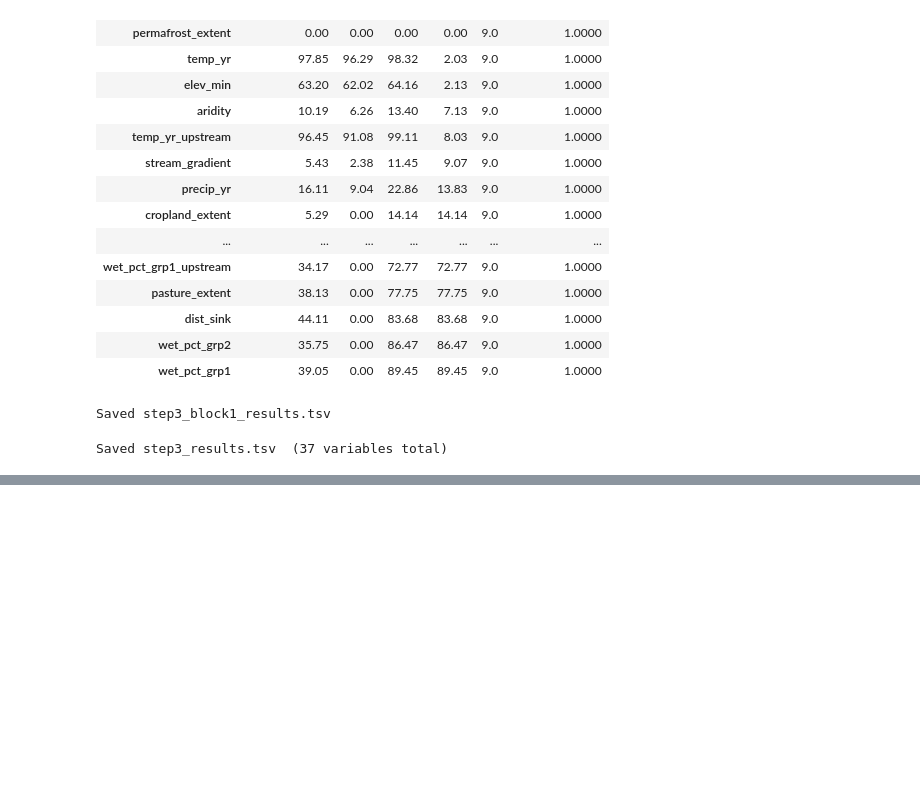
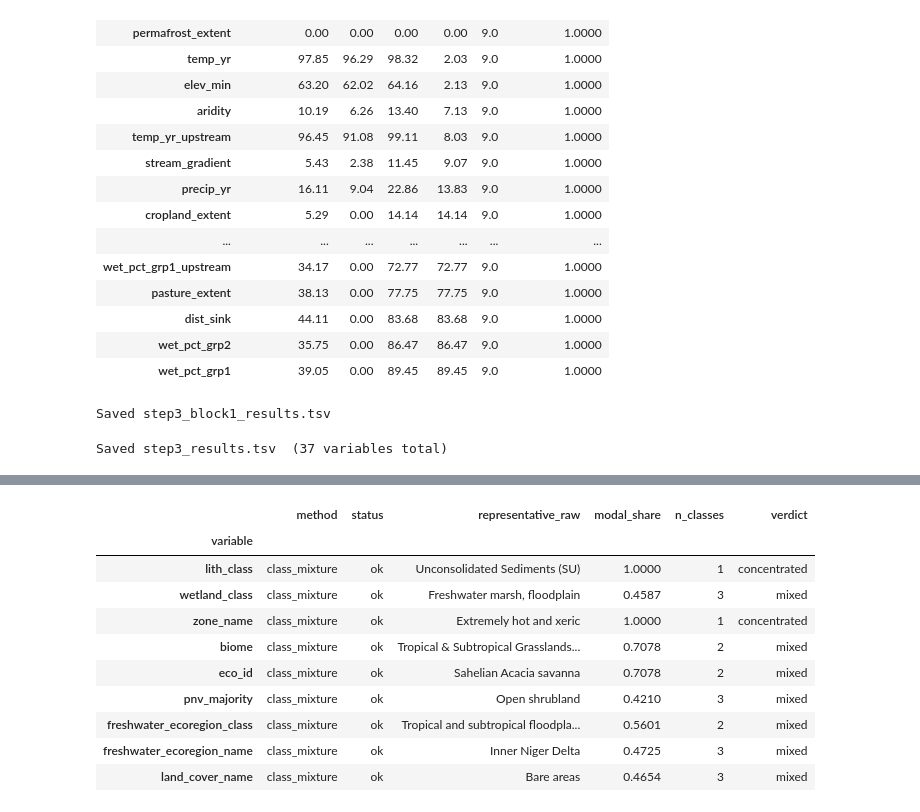
Before and after one commit to kgeographer/edops, a Jupyter notebook: notebooks/edop/areas/step3_aggregation.ipynb, the cells around one changed output, grey strips where cells are left out. Drawn from its saved outputs; the diff is of its cells as text; code cells hidden in the pictures; blank space fills up the shorter version.

```diff
--- a/notebooks/edop/areas/step3_aggregation.ipynb
+++ b/notebooks/edop/areas/step3_aggregation.ipynb
@@ -355,0 +439,16 @@ Saved step3_results.tsv  (37 variables total)
+# %%
+# Cell 10 — load step2_class_ids, join to buffer weights
+#
+# step2_class_ids: integer class IDs fetched from raw table via db_col.
+# Column names are api_key_s (e.g. 'lith_class') but values are integers — by design.
+# read_areas_tsv forces hybas_id to Int64.
+
+class_ids_df = _dbu.read_areas_tsv(OUT / 'step2_class_ids.tsv', index_col='hybas_id')
+weights_df   = raw_df[['weight']].copy()
+
+b3_joined = weights_df.join(class_ids_df[b3_vars], how='inner')
+assert len(b3_joined) == len(weights_df), \
+    f'Join size mismatch: {len(b3_joined)} vs {len(weights_df)}'
+
+print(f'b3_joined: {b3_joined.shape[0]} basins × {len(b3_vars)} vars + weight')
+print(b3_joined.to_string())
@@ -355,0 +577,74 @@ Saved step3_results.tsv  (37 variables total)
+# %%
+# Cell 13 — assemble output frames in memory (no writes until Cell 15 post-validation)
+#
+# Headline rows: one per variable → step3_results.tsv (shared envelope).
+# Block-3 detail cols added here: modal_class_id, modal_share, n_classes, concentration, verdict.
+# Blocks 1+2 rows will receive NaN for these cols when merged in Cell 15.
+#
+# Companion rows: one per (variable, class) → step3_block3_mixture.tsv.
+
+b3_headline_rows = []
+for var in b3_vars:
+    cov = coverages[var]
+    mod = modals[var]
+    if mod['verdict'] == 'no_data':
+        status = 'no_data'
+    elif cov['coverage_weight'] < LOW_COVERAGE_FLOOR:
+        status = 'low_coverage'
+    else:
+        status = 'ok'
+
+    b3_headline_rows.append({
+        'variable':             var,
+        'method':               'class_mixture',
+        'status':               status,
+        'representative_score': np.nan,
+        'representative_raw':   mod['modal_label'],
+        'n_basins':             cov['n_basins'],
+        'coverage_weight':      cov['coverage_weight'],
+        # block-1 detail (not applicable)
+        'spread':               np.nan,
+        'p10':                  np.nan,
+        'p90':                  np.nan,
+        'weight_at_zero':       np.nan,
+        # block-2 detail (not applicable)
+        'dominant_hybas_id':    pd.NA,
+        # block-3 detail
+        'modal_class_id':       mod['modal_class_id'] if mod['modal_class_id'] is not None else pd.NA,
+        'modal_share':          mod['modal_share'],
+        'n_classes':            mod['n_classes'],
+        'concentration':        mod['concentration'],
+        'verdict':              mod['verdict'],
+    })
+
+b3_headline_df = pd.DataFrame(b3_headline_rows).set_index('variable')
+b3_headline_df['dominant_hybas_id'] = b3_headline_df['dominant_hybas_id'].astype('Int64')
+b3_headline_df['modal_class_id']    = b3_headline_df['modal_class_id'].astype('Int64')
+
+mixture_rows = []
+for var, mix in mixtures.items():
+    for r in mix:
+        mixture_rows.append({
+            'variable':        var,
+            'class_id':        r['class_id'],
+            'class_label':     r['label'],
+            'weight_fraction': round(r['proportion'], 6),
+        })
+b3_mixture_df = pd.DataFrame(mixture_rows)
+
+print(f'Headline rows : {len(b3_headline_df)}')
+print(f'Mixture rows  : {len(b3_mixture_df)}')
+print()
+display(b3_headline_df[['method', 'status', 'representative_raw', 'modal_share', 'n_classes', 'verdict']])
+# %% [output]
+|  | method | status | representative_raw | modal_share | n_classes | verdict |
+| variable |  |  |  |  |  |  |
+| lith_class | class_mixture | ok | Unconsolidated Sediments (SU) | 1.0000 | 1 | concentrated |
+| wetland_class | class_mixture | ok | Freshwater marsh, floodplain | 0.4587 | 3 | mixed |
+| zone_name | class_mixture | ok | Extremely hot and xeric | 1.0000 | 1 | concentrated |
+| biome | class_mixture | ok | Tropical & Subtropical Grasslands... | 0.7078 | 2 | mixed |
+| eco_id | class_mixture | ok | Sahelian Acacia savanna | 0.7078 | 2 | mixed |
+| pnv_majority | class_mixture | ok | Open shrubland | 0.4210 | 3 | mixed |
+| freshwater_ecoregion_class | class_mixture | ok | Tropical and subtropical floodpla... | 0.5601 | 2 | mixed |
+| freshwater_ecoregion_name | class_mixture | ok | Inner Niger Delta | 0.4725 | 3 | mixed |
+| land_cover_name | class_mixture | ok | Bare areas | 0.4654 | 3 | mixed |
```
Also changed, not shown: parts of 6 cells of this notebook, 1 other file.
